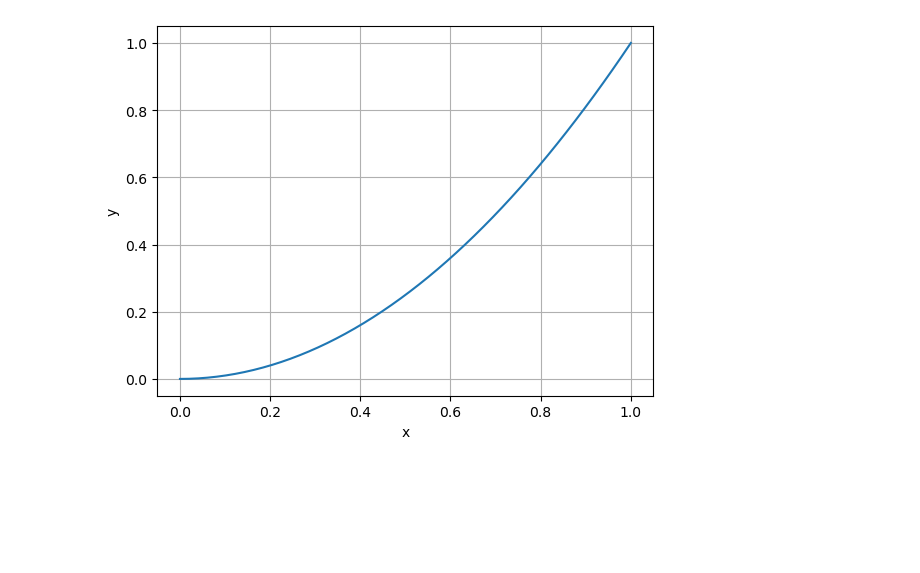
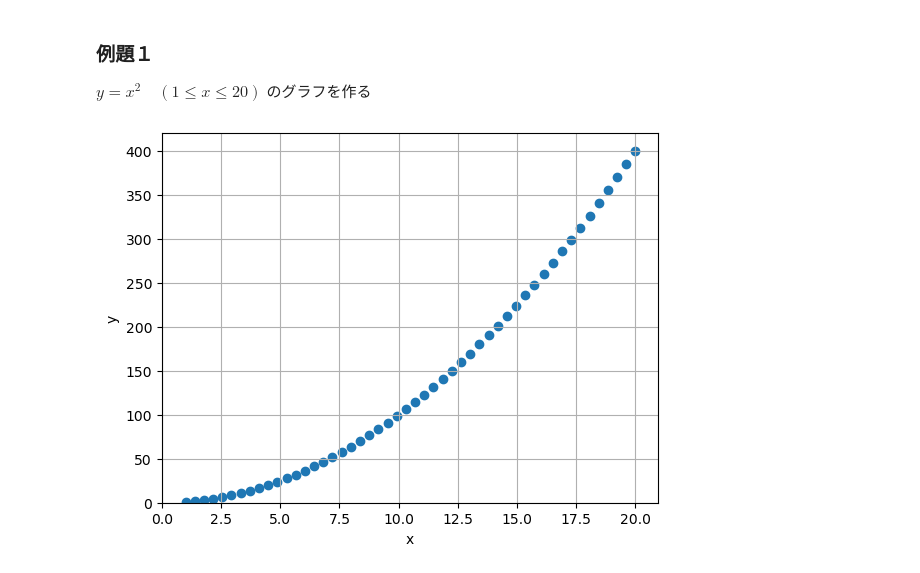
Before and after one commit to kyorin-phys/joho, a Jupyter notebook: p1.ipynb, the cells around one changed output. Cells and saved outputs as stored; diff of their text form; code cells hidden in the pictures; blank space fills up the shorter version.

```diff
--- a/p1.ipynb
+++ b/p1.ipynb
@@ -1,13 +1,18 @@
+# %% [markdown]
+### 例題１
+$y = x^2 \quad (1 \leq x \leq 20)$ のグラフを作る
 # %%
 import matplotlib.pyplot as plt
 import numpy as np
 
-x = np.linspace(0, 1)
+x = np.linspace(1, 20)
 y = x**2
-plt.plot(x, y)
+plt.scatter(x, y)
 plt.xlabel('x')
 plt.ylabel('y')
+plt.xlim(0,)
+plt.ylim(0,)
 plt.grid()
 plt.show()
 # %% [output]
-[figure, old version]
+[figure, new version]
```
Also changed, not shown: parts of 22 cells of this notebook, 2 other files.
